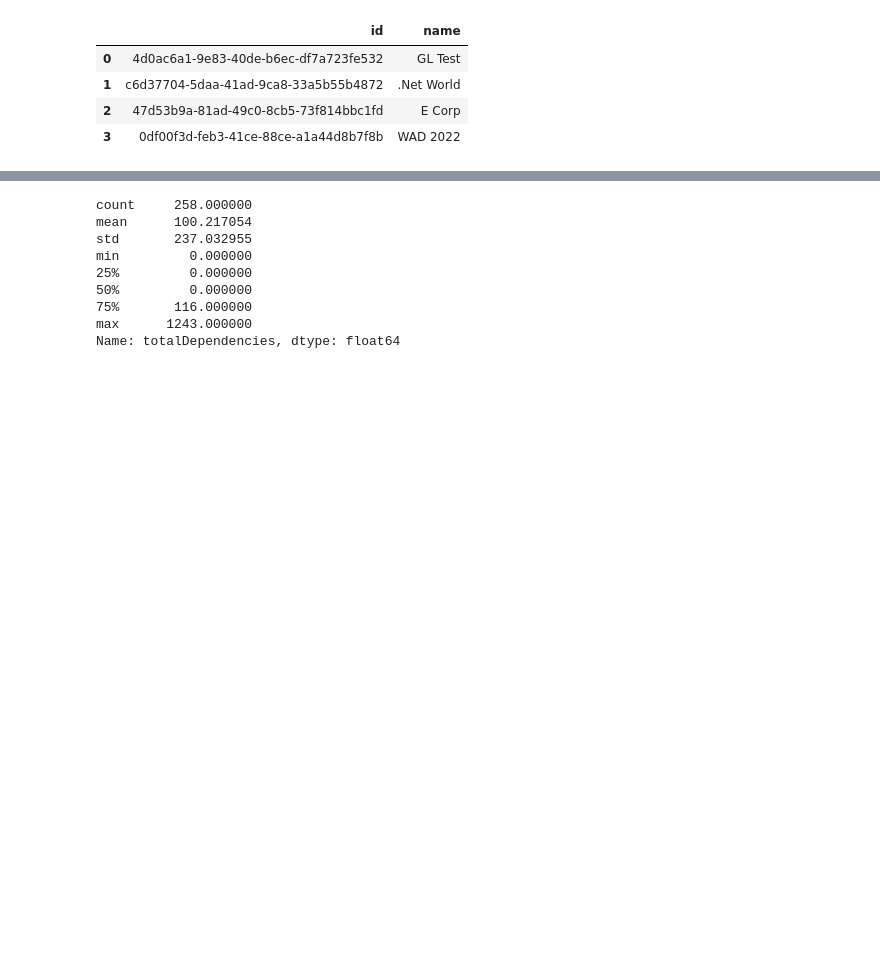
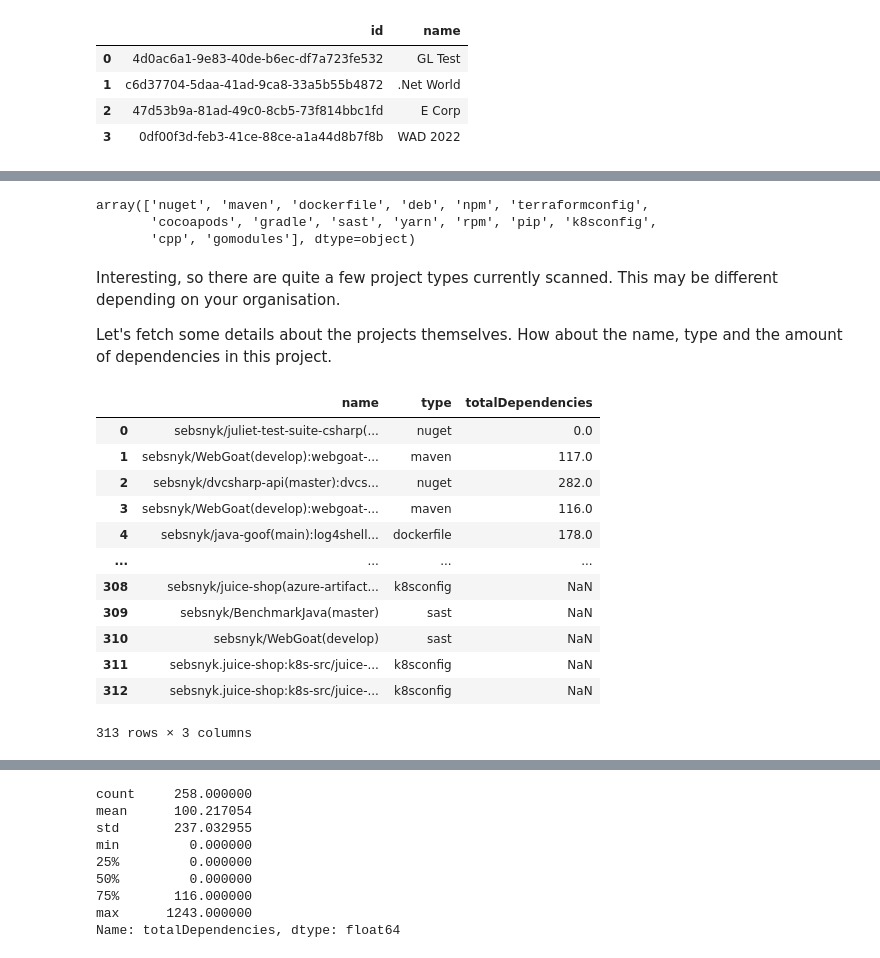
Before and after one commit to mcsnyk/Seb-snyk-api-workshop, a Jupyter notebook: Snyk API Workshop.ipynb, the cells around one changed output, grey strips where cells are left out. Cells and saved outputs as stored; diff of their text form; code cells hidden in the pictures; blank space fills up the shorter version.

```diff
--- a/Snyk API Workshop.ipynb
+++ b/Snyk API Workshop.ipynb
@@ -120,0 +108,30 @@ Pandas supports various methods like `.mean()` or `.max()` on a column. We can a
+# %%
+projectsFrame['type'].unique()
+# %% [output]
+array(['nuget', 'maven', 'dockerfile', 'deb', 'npm', 'terraformconfig',
+       'cocoapods', 'gradle', 'sast', 'yarn', 'rpm', 'pip', 'k8sconfig',
+       'cpp', 'gomodules'], dtype=object)
+# %% [markdown]
+Interesting, so there are quite a few project types currently scanned. This may be different depending on your organisation.
+
+Let's fetch some details about the projects themselves. How about the name, type and the amount of dependencies in this project.
+# %%
+# Maybe we are interested in a particular type only?
+# projects = [p for p in projects if p.type == 'maven']
+
+# Show the data frame.
+projectsFrame[['name', 'type', 'totalDependencies']]
+# %% [output]
+|  | name | type | totalDependencies |
+| 0 | sebsnyk/juliet-test-suite-csharp(... | nuget | 0.0 |
+| 1 | sebsnyk/WebGoat(develop):webgoat-... | maven | 117.0 |
+| 2 | sebsnyk/dvcsharp-api(master):dvcs... | nuget | 282.0 |
+| 3 | sebsnyk/WebGoat(develop):webgoat-... | maven | 116.0 |
+| 4 | sebsnyk/java-goof(main):log4shell... | dockerfile | 178.0 |
+| ... | ... | ... | ... |
+| 308 | sebsnyk/juice-shop(azure-artifact... | k8sconfig | NaN |
+| 309 | sebsnyk/BenchmarkJava(master) | sast | NaN |
+| 310 | sebsnyk/WebGoat(develop) | sast | NaN |
+| 311 | sebsnyk.juice-shop:k8s-src/juice-... | k8sconfig | NaN |
+| 312 | sebsnyk.juice-shop:k8s-src/juice-... | k8sconfig | NaN |
+313 rows × 3 columns
```
Also changed, not shown: parts of 36 cells of this notebook.
